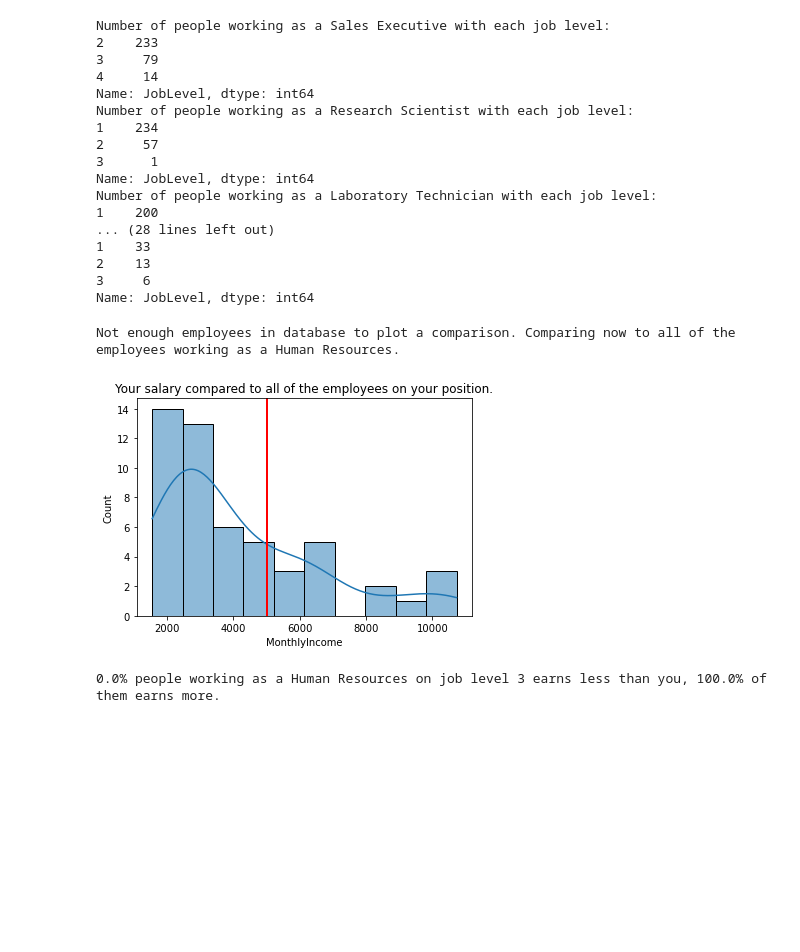
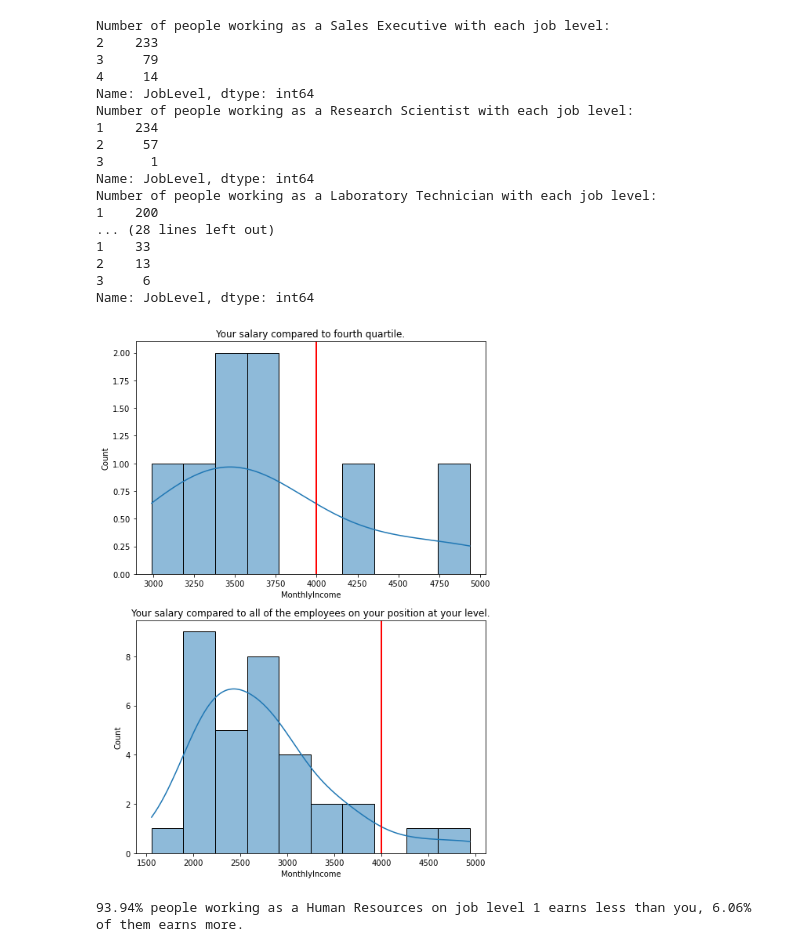
Before and after one commit to jwnuk/data-science-bootcamp, a Jupyter notebook: 2-projekt-python/analysis/salary_analysis/salary_plots.ipynb, the cells around one changed output. Cells and saved outputs as stored; diff of their text form; code cells hidden in the pictures; blank space fills up the shorter version.

```diff
--- a/2-projekt-python/analysis/salary_analysis/salary_plots.ipynb
+++ b/2-projekt-python/analysis/salary_analysis/salary_plots.ipynb
@@ -137,8 +144,7 @@ def plot_salary(s: int, job_role, job_lvl):
     plt.show()
     print(f'{less_p}% people working as a {job_role} on job level {job_lvl} earns less than you, {more_p}% of them earns more.')
 # %%
-plot_salary(5000, 'Human Resources', 3)
+plot_salary(4000, 'Human Resources', 1)
 # %% [output]
+[figure, new version]
-Not enough employees in database to plot a comparison. Comparing now to all of the employees working as a Human Resources.
+93.94% people working as a Human Resources on job level 1 earns less than you, 6.06% of them earns more.
-[figure, old version]
-0.0% people working as a Human Resources on job level 3 earns less than you, 100.0% of them earns more.
```
Also changed, not shown: parts of 4 cells of this notebook.
